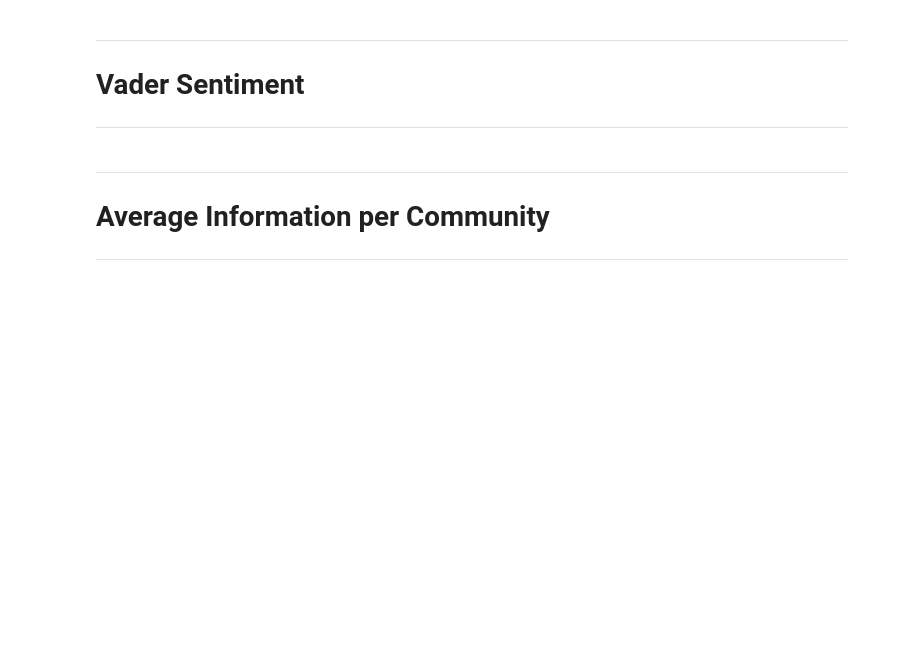
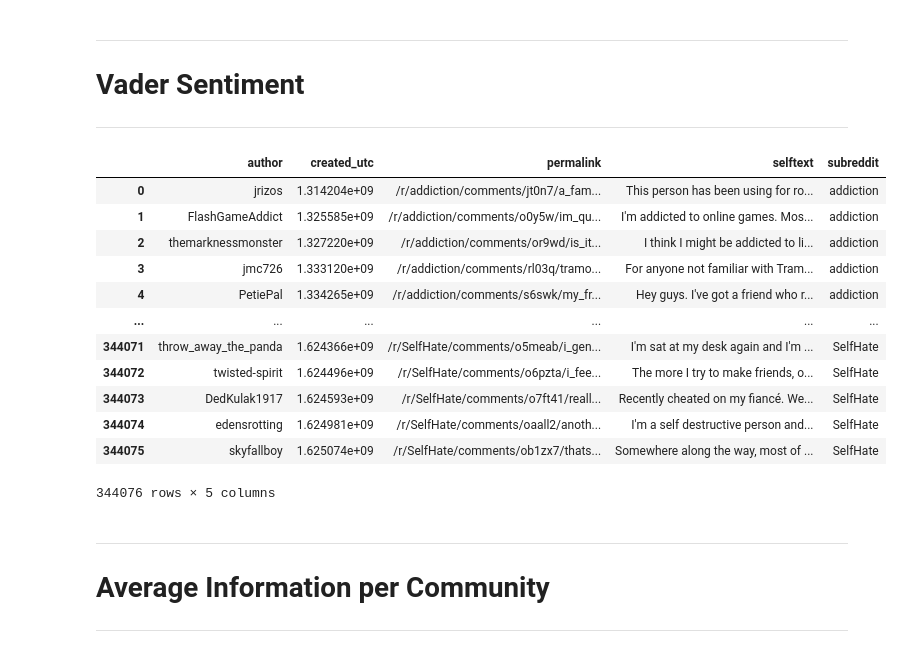
Before and after one commit to solidth/Visual-Analytics-Reddit-Mental-Health-Communties, a Jupyter notebook: ipynb/sentiment.ipynb, the cells around one changed output. Saved outputs shown, nothing was run; the diff lists cells and outputs as text; code cells hidden in the pictures; blank space fills up the shorter version.

```diff
--- a/ipynb/sentiment.ipynb
+++ b/ipynb/sentiment.ipynb
@@ -76,6 +81,22 @@ def create_avg_sentiment_submissions(df, save_path):
     return avg_sentiment_df
 # %%
 df = pd.read_csv("../../submissions_preprocessed.csv", index_col=0)
+df.reset_index(drop=True, inplace=True)
+display(df)
+# %% [output]
+|  | author | created_utc | permalink | selftext | subreddit |
+| 0 | jrizos | 1.314204e+09 | /r/addiction/comments/jt0n7/a_fam... | This person has been using for ro... | addiction |
+| 1 | FlashGameAddict | 1.325585e+09 | /r/addiction/comments/o0y5w/im_qu... | I'm addicted to online games. Mos... | addiction |
+| 2 | themarknessmonster | 1.327220e+09 | /r/addiction/comments/or9wd/is_it... | I think I might be addicted to li... | addiction |
+| 3 | jmc726 | 1.333120e+09 | /r/addiction/comments/rl03q/tramo... | For anyone not familiar with Tram... | addiction |
+| 4 | PetiePal | 1.334265e+09 | /r/addiction/comments/s6swk/my_fr... | Hey guys. I've got a friend who r... | addiction |
+| ... | ... | ... | ... | ... | ... |
+| 344071 | throw_away_the_panda | 1.624366e+09 | /r/SelfHate/comments/o5meab/i_gen... | I'm sat at my desk again and I'm ... | SelfHate |
+| 344072 | twisted-spirit | 1.624496e+09 | /r/SelfHate/comments/o6pzta/i_fee... | The more I try to make friends, o... | SelfHate |
+| 344073 | DedKulak1917 | 1.624593e+09 | /r/SelfHate/comments/o7ft41/reall... | Recently cheated on my fiancé. We... | SelfHate |
+| 344074 | edensrotting | 1.624981e+09 | /r/SelfHate/comments/oaall2/anoth... | I'm a self destructive person and... | SelfHate |
+| 344075 | skyfallboy | 1.625074e+09 | /r/SelfHate/comments/ob1zx7/thats... | Somewhere along the way, most of ... | SelfHate |
+344076 rows × 5 columns
 # %%
 df[df['subreddit'] == 'AntiPornVideos']
 # %%
```
Also changed, not shown: parts of 6 cells of this notebook, 3 other files.
